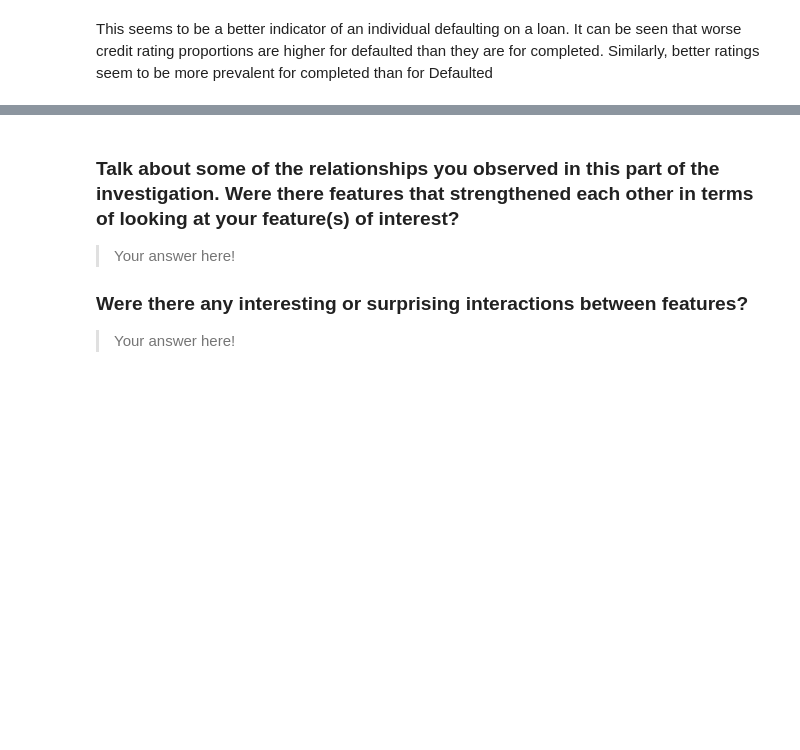
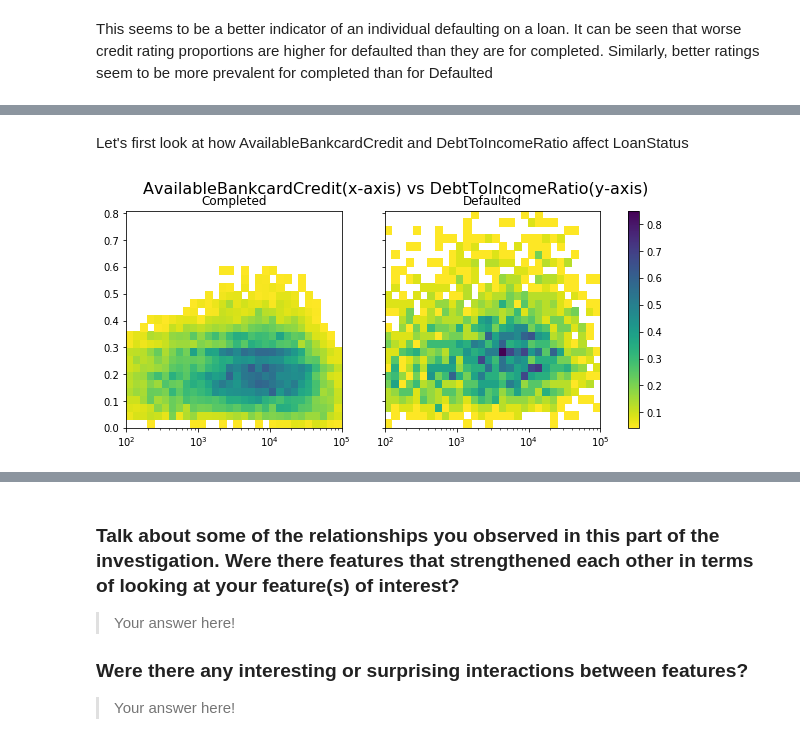
Before and after one commit to aleromar/LoanDataVisuals, a Jupyter notebook: exploration_template.ipynb, the cells around one changed output, grey strips where cells are left out. Saved outputs shown, nothing was run; the diff lists cells and outputs as text; code cells hidden in the pictures; blank space fills up the shorter version.

```diff
--- a/exploration_template.ipynb
+++ b/exploration_template.ipynb
@@ -1152,0 +1202,16 @@ your work in the previous sections.
+# %% [markdown]
+Let's first look at how AvailableBankcardCredit and DebtToIncomeRatio affect LoanStatus
+# %%
+df_compl = loan_clean[loan_clean['LoanStatus']=='Completed' ].copy()
+df_def = loan_clean[loan_clean['LoanStatus']=='Defaulted' ].copy()
+
+xstep = 0.1
+binsx = 10**np.arange(2,5+xstep,xstep)
+ystep = 0.03
+binsy = np.arange(0,0.8+ystep,ystep)
+subplottitle =['Completed','Defaulted']
+suptitle = 'AvailableBankcardCredit(x-axis) vs DebtToIncomeRatio(y-axis)'
+
+heatmapNormalize([df_compl['AvailableBankcardCredit'], df_def['AvailableBankcardCredit']],[df_compl['DebtToIncomeRatio'], df_def['DebtToIncomeRatio']],binsx,binsy,subplottitle,suptitle,cminThres=0.5,xlog=True)
+# %% [output]
+[figure, added]
```
Also changed, not shown: parts of 41 cells of this notebook.
